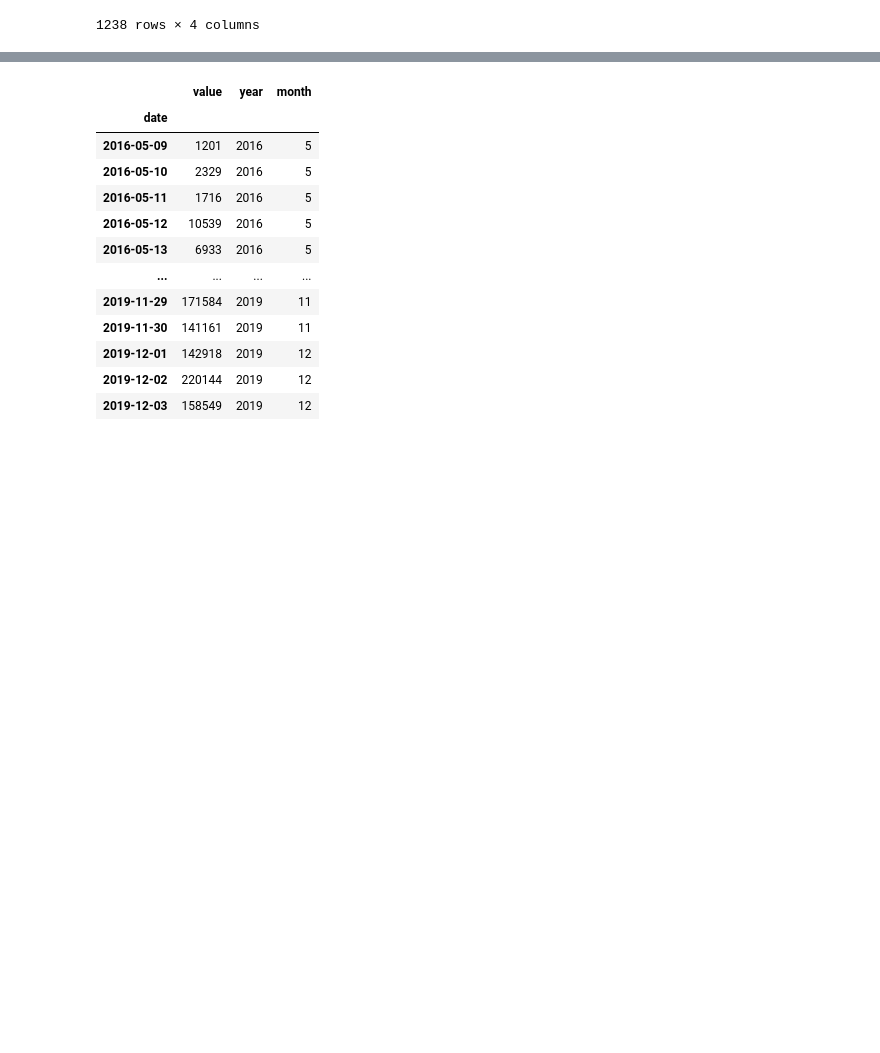
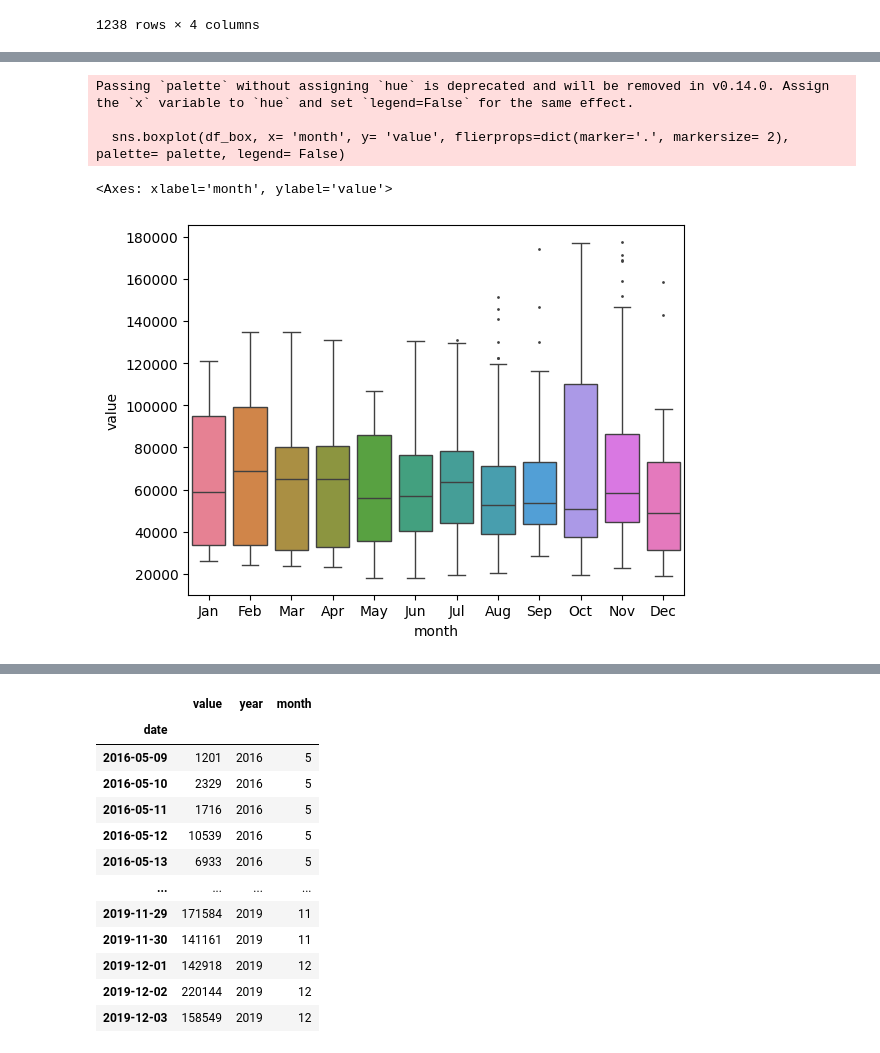
Before and after one commit to garlingz/boilerplate-page-view-time-series-visualizer, a Jupyter notebook: notebook.ipynb, the cells around one changed output, grey strips where cells are left out. Cells and saved outputs as stored; diff of their text form; code cells hidden in the pictures; blank space fills up the shorter version.

```diff
--- a/notebook.ipynb
+++ b/notebook.ipynb
@@ -127,0 +199,39 @@ def draw_box_plot():
+# %%
+df_box = df.copy()
+df_box.reset_index(inplace=True)
+df_box['year'] = [d.year for d in df_box.date]
+df_box['month'] = [d.strftime('%b') for d in df_box.date]
+
+# Changing data type to float for value, and categorical for months
+months = ['Jan', 'Feb', 'Mar', 'Apr', 'May', 'Jun', 'Jul', 'Aug', 'Sep', 'Oct', 'Nov', 'Dec']
+df_box['value'] = df_box['value'].astype(float)
+df_box['month'] = pd.Categorical(df_box['month'], categories= months, ordered= True)
+
+# Creating the Years
+years = sorted(df_box['year'].unique())
+year_data = [df_box[df_box['year'] == year]['value'] for year in years]
+
+# Debugging to make sure years are seperated
+#for year, data in zip(years, year_data):
+    #print(f'Year: {year}, data length: {len(data)}')
+
+# Creating Month data
+
+month_data = [df_box[df_box['month'] == month]['value'] for month in months]
+
+# Debugging Months
+# for month, data in zip(months, month_data):
+    # print(f'Month: {month}, data length: {len(data)}')
+
+# Drawing the first boxplot
+#sns.boxplot(df_box, x= 'year', y= 'value', palette= 'tab10', flierprops=dict(marker='.', markersize= 2))
+
+# Second boxplot
+palette = sns.color_palette('husl', 12)
+sns.boxplot(df_box, x= 'month', y= 'value', flierprops=dict(marker='.', markersize= 2), palette= palette, legend= False)
+# %% [output]
+Passing `palette` without assigning `hue` is deprecated and will be removed in v0.14.0. Assign the `x` variable to `hue` and set `legend=False` for the same effect.
+
+  sns.boxplot(df_box, x= 'month', y= 'value', flierprops=dict(marker='.', markersize= 2), palette= palette, legend= False)
+<Axes: xlabel='month', ylabel='value'>
+[figure, added]
```
Also changed, not shown: parts of 4 cells of this notebook, 3 other files.
